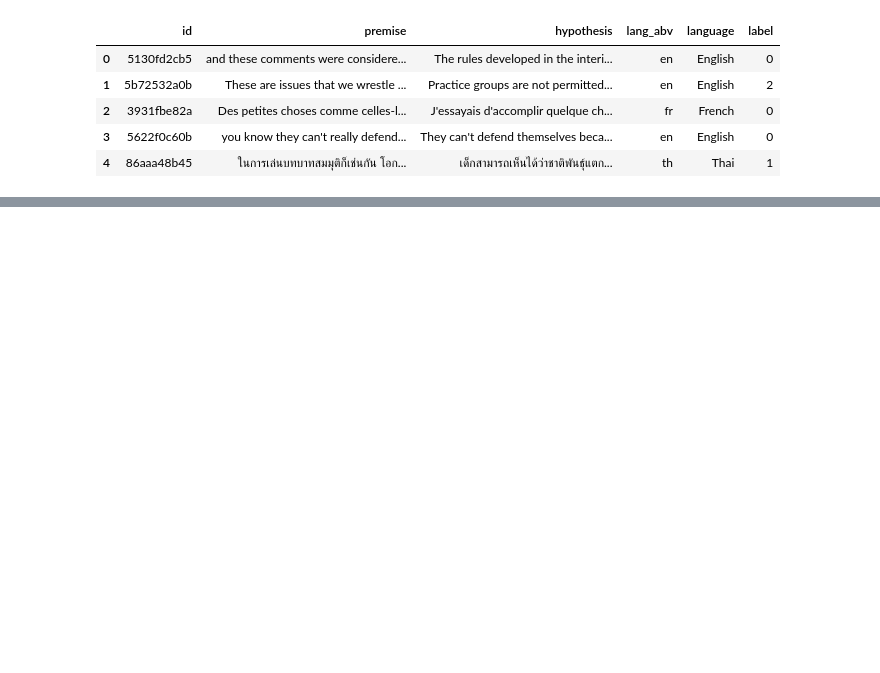
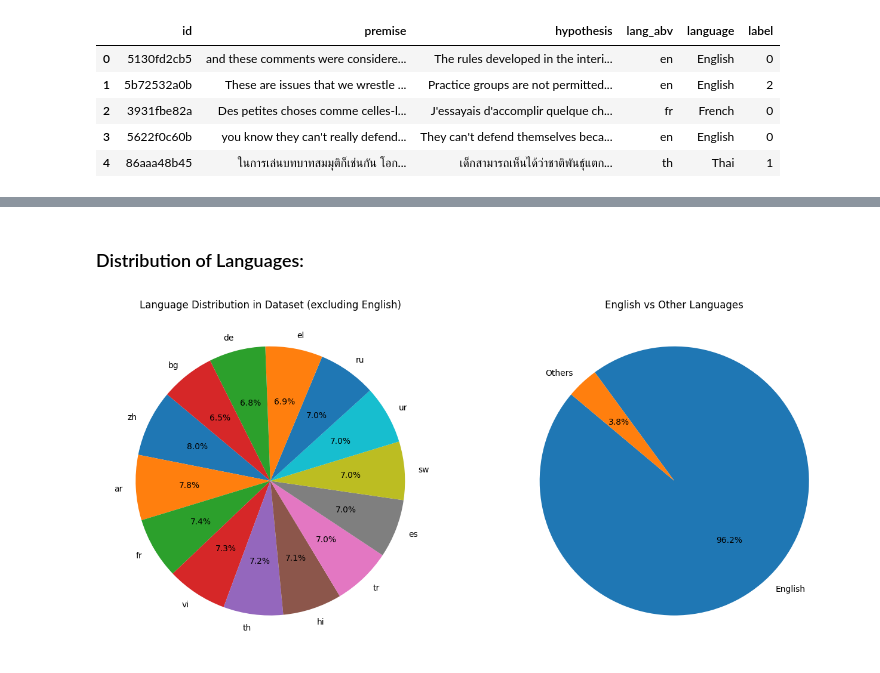
Before and after one commit to umutkavakli/contradictory-my-dear-watson, a Jupyter notebook: inzva-kaggle-competition.ipynb, the cells around one changed output, grey strips where cells are left out. Drawn from its saved outputs; the diff is of its cells as text; code cells hidden in the pictures; blank space fills up the shorter version.

```diff
--- a/inzva-kaggle-competition.ipynb
+++ b/inzva-kaggle-competition.ipynb
@@ -38,0 +109,21 @@ train_data.head()
+# %% [markdown]
+### Distribution of Languages:
+# %%
+language_counts = train_data['lang_abv'].value_counts()
+
+plt.figure(figsize=(16, 8))
+
+# Distribution of languages other than English
+plt.subplot(1, 2, 1)  # 1 row and 2 columns
+other_languages = language_counts[language_counts.index != 'en']
+plt.pie(other_languages, labels=other_languages.index, autopct='%1.1f%%', startangle=140)
+plt.title('Language Distribution in Dataset (excluding English)')
+
+# Visualize the distribution of English alone
+plt.subplot(1, 2, 2)  # 1 row and 2 columns
+plt.pie([language_counts['en'], other_languages.sum()], labels=['English', 'Others'], autopct='%1.1f%%', startangle=140)
+plt.title('English vs Other Languages')
+
+plt.show()
+# %% [output]
+[figure, added]
```
Also changed, not shown: parts of 19 cells of this notebook.
